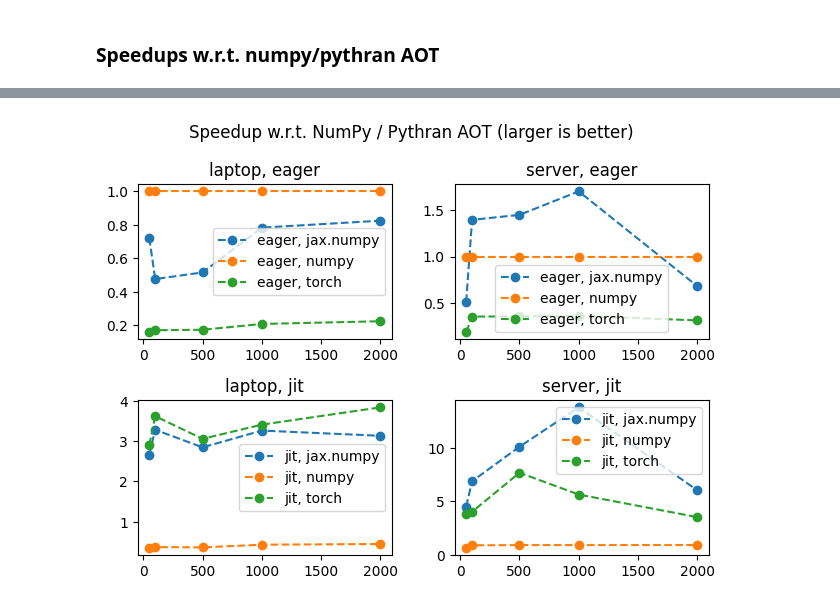
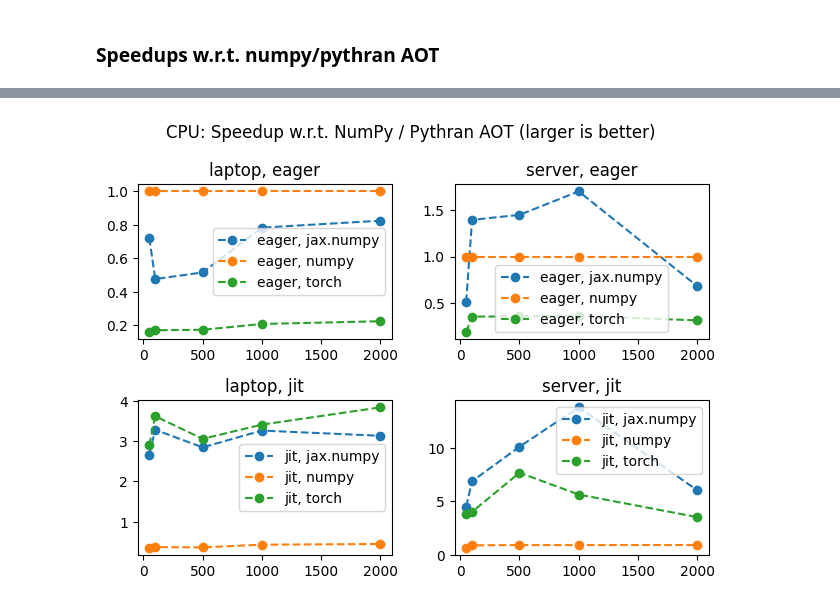
Before and after one commit to ev-br/rbfinterp_xp_timings, a Jupyter notebook: timings_cpu.ipynb, the cells around one changed output, grey strips where cells are left out. Drawn from its saved outputs; the diff is of its cells as text; code cells hidden in the pictures.

Commit message:
update the plots for CUDA bench

```diff
--- a/timings_cpu.ipynb
+++ b/timings_cpu.ipynb
@@ -104,0 +139,6 @@ plt.tight_layout()
+# %%
+from scipy.stats import linregress
+
+for machine in ["gonzales", "qgpu3"]:
+    df__ = df_np.loc[df["machine"] == machine]
+    print(machine, " : slope = ", linregress(np.log(df__["N"]), np.log(df__["time"])).slope)
@@ -105,11 +148,11 @@ plt.tight_layout()
 # %% [markdown]
 ### Speedups w.r.t. numpy/pythran AOT
 # %%
-grp_dict = df.groupby(["machine", "jit", "backend"]).groups
+grp_dict = df.groupby(["machine", "jit", "backend", "device"]).groups
 
-base_idx = grp_dict[("gonzales", "eager", "numpy")]
+base_idx = grp_dict[("gonzales", "eager", "numpy", "cpu")]
 base_gonz = df.iloc[base_idx]
-base_qgpu3 = df.iloc[ grp_dict[("qgpu3", "eager", "numpy")] ]
+base_qgpu3 = df.iloc[ grp_dict[("qgpu3", "eager", "numpy", "cpu")] ]
 
 print(base_gonz)
 print(base_qgpu3)
@@ -165,27 +208,30 @@ df_
 # %%
 fix, ax = plt.subplots(2, 2)
 fig.set_size_inches(12, 8)
-plt.suptitle("Speedup w.r.t. NumPy / Pythran AOT (larger is better)")
+plt.suptitle("CPU: Speedup w.r.t. NumPy / Pythran AOT (larger is better)")
 
-grp_dict = df_.groupby(["machine", "jit", "backend"]).groups
+df_cpu = df_[df_.device == "cpu"].reset_index(drop=True)
+
+grp_dict = df_cpu.groupby(["machine", "jit", "backend"]).groups
 for key, idx in grp_dict.items():
+    this_df = df_cpu.iloc[idx]
+
     r = {"eager": 0, "jit": 1}[key[1]]
     c = {"gonzales": 0, "qgpu3": 1}[key[0]]
-    this_df = df_.iloc[idx]
 
     ax[r][c].plot(this_df["N"], this_df["speedup"], 'o--', label=f"{key[1]}, {key[2]}")
 
 ax[0, 0].legend()
 ax[0, 1].legend()
 ax[1, 0].legend()
 ax[1, 1].legend()
 
 ax[0, 0].set_title('laptop, eager')
 ax[1, 0].set_title('laptop, jit')
 
 ax[0, 1].set_title('server, eager')
 ax[1, 1].set_title('server, jit')
 
 plt.tight_layout()
 # %% [output]
-[figure, old version]
+[figure, new version]
```
Also changed, not shown: parts of 12 cells of this notebook.
